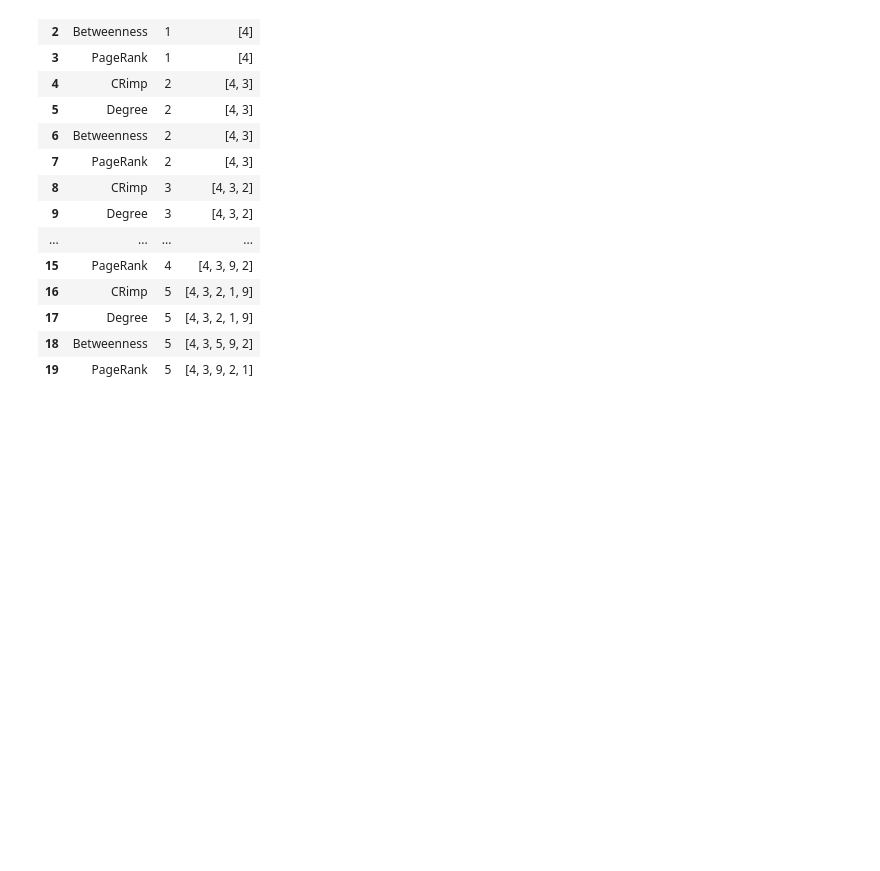
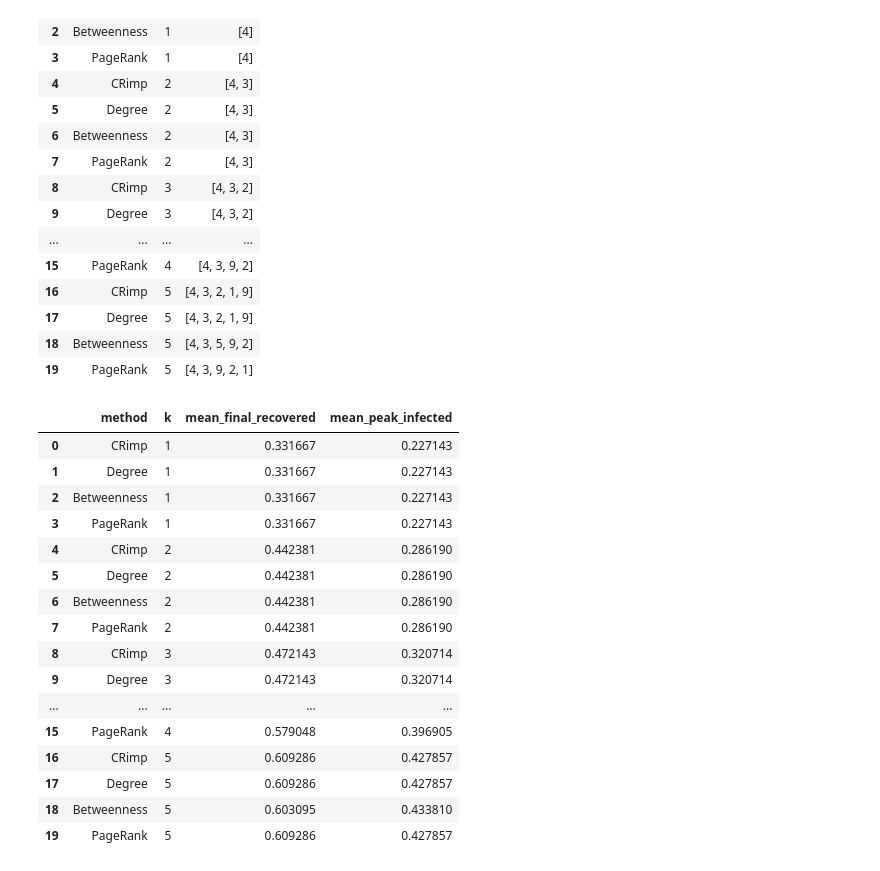
Before and after one commit to devbysina/crimp-project, a Jupyter notebook: notebooks/02_sir_experiments.ipynb, the cells around one changed output. Saved outputs shown, nothing was run; the diff lists cells and outputs as text; code cells hidden in the pictures; blank space fills up the shorter version.

```diff
--- a/notebooks/02_sir_experiments.ipynb
+++ b/notebooks/02_sir_experiments.ipynb
@@ -208,6 +178,39 @@ seed_df
 | 17 | Degree | 5 | [4, 3, 2, 1, 9] |
 | 18 | Betweenness | 5 | [4, 3, 5, 9, 2] |
 | 19 | PageRank | 5 | [4, 3, 9, 2, 1] |
+# %%
+beta = 0.05
+gamma = 0.10
+runs = 300
+
+out = []
+for k in KS_FIG1:
+    for name, fn in rankers.items():
+        scores = fn(G)
+        seeds = topk_from_scores(scores, k)
+        mean_final, mean_peak = simulate_sir(G, seeds, beta=beta, gamma=gamma, runs=runs, seed=GLOBAL_SEED + k)
+        out.append([name, k, mean_final, mean_peak])
+
+sir_df = pd.DataFrame(out, columns=["method", "k", "mean_final_recovered", "mean_peak_infected"])
+sir_df
+# %% [output]
+|  | method | k | mean_final_recovered | mean_peak_infected |
+| 0 | CRimp | 1 | 0.331667 | 0.227143 |
+| 1 | Degree | 1 | 0.331667 | 0.227143 |
+| 2 | Betweenness | 1 | 0.331667 | 0.227143 |
+| 3 | PageRank | 1 | 0.331667 | 0.227143 |
+| 4 | CRimp | 2 | 0.442381 | 0.286190 |
+| 5 | Degree | 2 | 0.442381 | 0.286190 |
+| 6 | Betweenness | 2 | 0.442381 | 0.286190 |
+| 7 | PageRank | 2 | 0.442381 | 0.286190 |
+| 8 | CRimp | 3 | 0.472143 | 0.320714 |
+| 9 | Degree | 3 | 0.472143 | 0.320714 |
+| ... | ... | ... | ... | ... |
+| 15 | PageRank | 4 | 0.579048 | 0.396905 |
+| 16 | CRimp | 5 | 0.609286 | 0.427857 |
+| 17 | Degree | 5 | 0.609286 | 0.427857 |
+| 18 | Betweenness | 5 | 0.603095 | 0.433810 |
+| 19 | PageRank | 5 | 0.609286 | 0.427857 |
 # %%
 G = nx.karate_club_graph()
 
```
Also changed, not shown: parts of 7 cells of this notebook.
